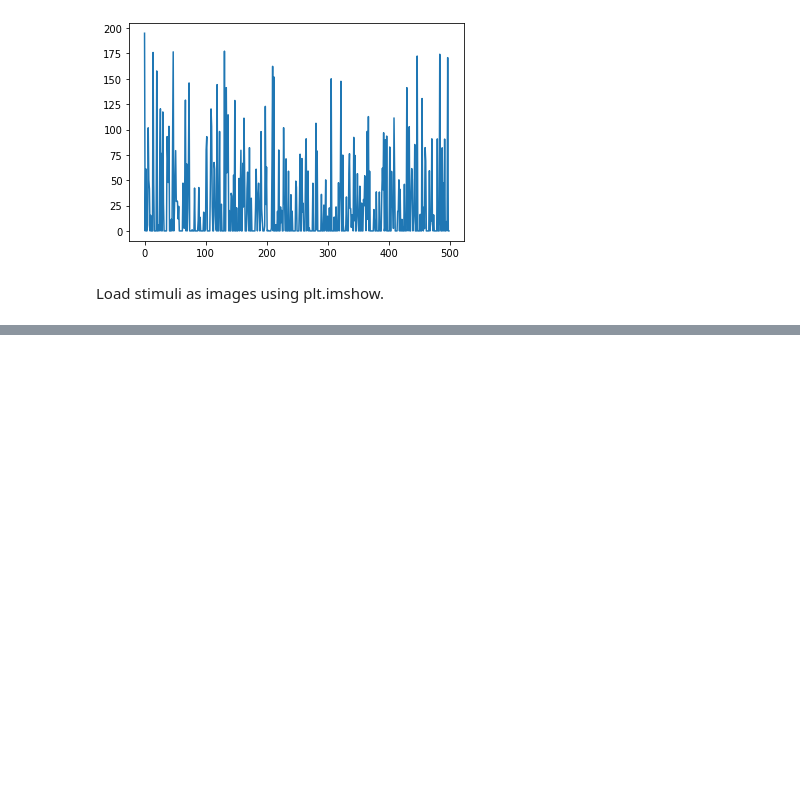
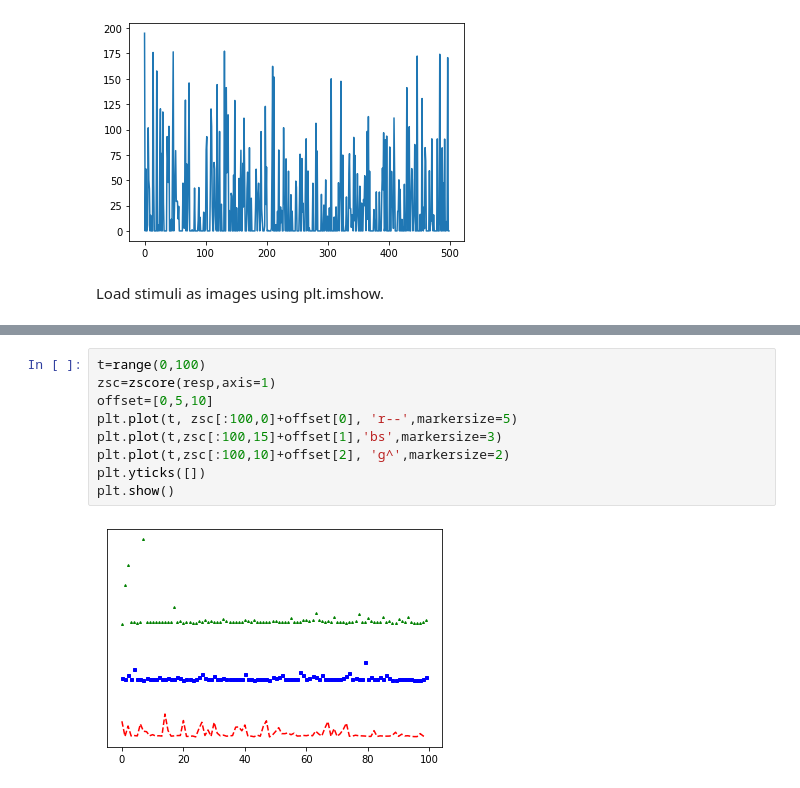
Before and after one commit to mariakesa/MatplotlibForNeuroscientists, a Jupyter notebook: StringerEtAl2018.ipynb, the cells around one changed output, grey strips where cells are left out. Cells and saved outputs as stored; diff of their text form; blank space fills up the shorter version.

```diff
--- a/StringerEtAl2018.ipynb
+++ b/StringerEtAl2018.ipynb
@@ -49,0 +73,11 @@ plt.imshow(imgs[:,:,0])
+# %%
+t=range(0,100)
+zsc=zscore(resp,axis=1)
+offset=[0,5,10]
+plt.plot(t, zsc[:100,0]+offset[0], 'r--',markersize=5)
+plt.plot(t,zsc[:100,15]+offset[1],'bs',markersize=3)
+plt.plot(t,zsc[:100,10]+offset[2], 'g^',markersize=2)
+plt.yticks([])
+plt.show()
+# %% [output]
+[figure, added]
```
Also changed, not shown: parts of 7 cells of this notebook.
